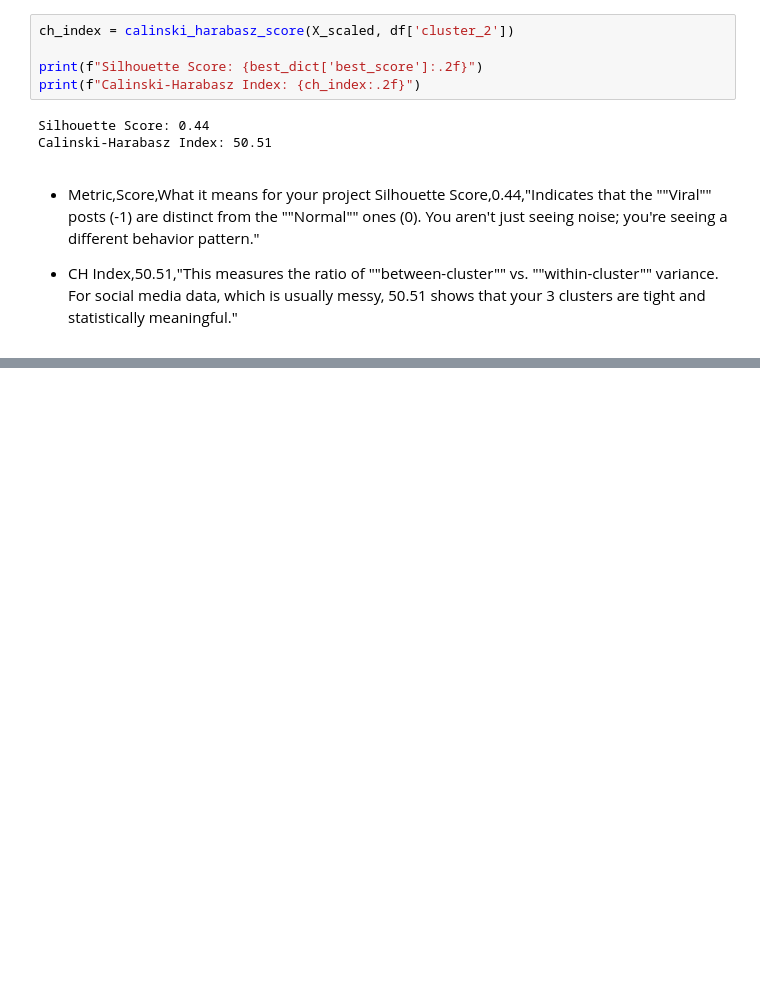
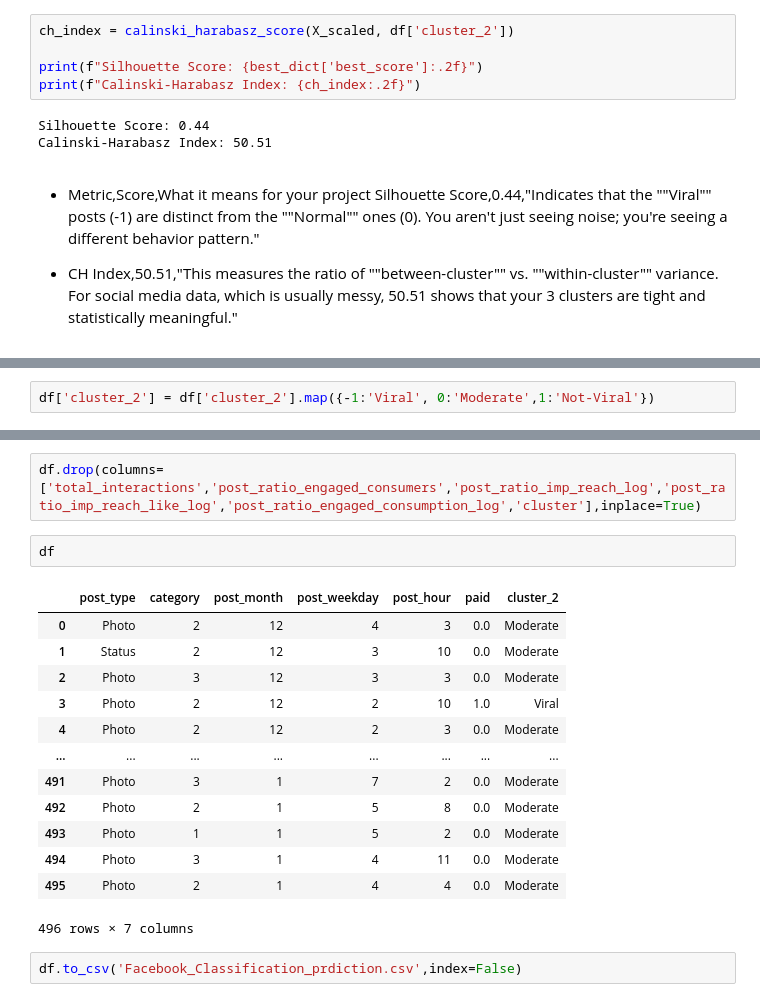
Before and after one commit to liammarsadeh/Facebook-Dataset-Project, a Jupyter notebook: Facebook_Metrices_Clustering.ipynb, the cells around one changed output, grey strips where cells are left out. Cells and saved outputs as stored; diff of their text form; blank space fills up the shorter version.

```diff
--- a/Facebook_Metrices_Clustering.ipynb
+++ b/Facebook_Metrices_Clustering.ipynb
@@ -341,0 +340,2 @@ Silhouette Score,0.44,"Indicates that the ""Viral"" posts (-1) are distinct from
+# %%
+df['cluster_2'] = df['cluster_2'].map({-1:'Viral', 0:'Moderate',1:'Not-Viral'})
@@ -341,0 +373,20 @@ Silhouette Score,0.44,"Indicates that the ""Viral"" posts (-1) are distinct from
+# %%
+df.drop(columns=['total_interactions','post_ratio_engaged_consumers','post_ratio_imp_reach_log','post_ratio_imp_reach_like_log','post_ratio_engaged_consumption_log','cluster'],inplace=True)
+# %%
+df
+# %% [output]
+|  | post_type | category | post_month | post_weekday | post_hour | paid | cluster_2 |
+| 0 | Photo | 2 | 12 | 4 | 3 | 0.0 | Moderate |
+| 1 | Status | 2 | 12 | 3 | 10 | 0.0 | Moderate |
+| 2 | Photo | 3 | 12 | 3 | 3 | 0.0 | Moderate |
+| 3 | Photo | 2 | 12 | 2 | 10 | 1.0 | Viral |
+| 4 | Photo | 2 | 12 | 2 | 3 | 0.0 | Moderate |
+| ... | ... | ... | ... | ... | ... | ... | ... |
+| 491 | Photo | 3 | 1 | 7 | 2 | 0.0 | Moderate |
+| 492 | Photo | 2 | 1 | 5 | 8 | 0.0 | Moderate |
+| 493 | Photo | 1 | 1 | 5 | 2 | 0.0 | Moderate |
+| 494 | Photo | 3 | 1 | 4 | 11 | 0.0 | Moderate |
+| 495 | Photo | 2 | 1 | 4 | 4 | 0.0 | Moderate |
+496 rows × 7 columns
+# %%
+df.to_csv('Facebook_Classification_prdiction.csv',index=False)
```
Also changed, not shown: parts of 7 cells of this notebook.
